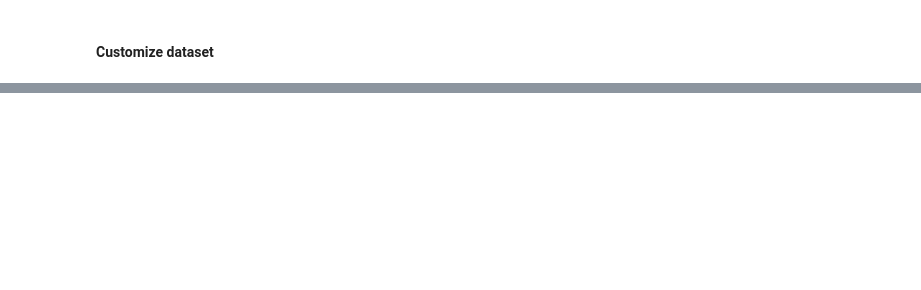
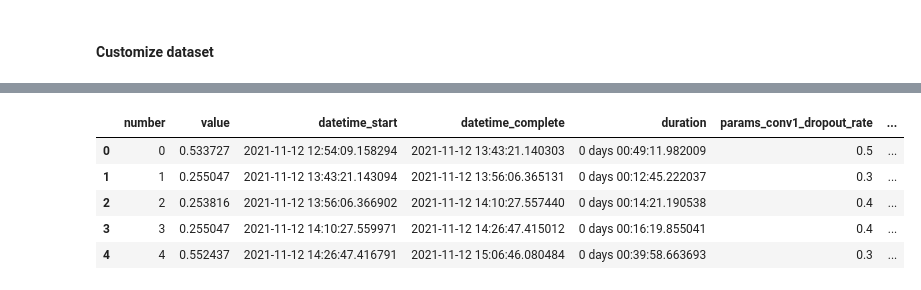
Before and after one commit to shengyenlin/Machine-Learning-EEML-2021-Fall, a Jupyter notebook: HW3/HW3_kept.ipynb, the cells around one changed output, grey strips where cells are left out. Saved outputs shown, nothing was run; the diff lists cells and outputs as text; code cells hidden in the pictures; blank space fills up the shorter version.

```diff
--- a/HW3/HW3_kept.ipynb
+++ b/HW3/HW3_kept.ipynb
@@ -53,0 +453,8 @@ class TestingDataset(Dataset):
+# %%
+study = optuna.create_study(direction='maximize')
+study.optimize(objective, n_trials=5)
+
+trial = study.best_trial
+
+print('Accuracy: {}'.format(trial.value))
+print("Best hyperparameters: {}".format(trial.params))
@@ -53,0 +560,10 @@ class TestingDataset(Dataset):
+# %%
+df = study.trials_dataframe()
+df
+# %% [output]
+|  | number | value | datetime_start | datetime_complete | duration | params_conv1_dropout_rate | ... |
+| 0 | 0 | 0.533727 | 2021-11-12 12:54:09.158294 | 2021-11-12 13:43:21.140303 | 0 days 00:49:11.982009 | 0.5 | ... |
+| 1 | 1 | 0.255047 | 2021-11-12 13:43:21.143094 | 2021-11-12 13:56:06.365131 | 0 days 00:12:45.222037 | 0.3 | ... |
+| 2 | 2 | 0.253816 | 2021-11-12 13:56:06.366902 | 2021-11-12 14:10:27.557440 | 0 days 00:14:21.190538 | 0.4 | ... |
+| 3 | 3 | 0.255047 | 2021-11-12 14:10:27.559971 | 2021-11-12 14:26:47.415012 | 0 days 00:16:19.855041 | 0.4 | ... |
+| 4 | 4 | 0.552437 | 2021-11-12 14:26:47.416791 | 2021-11-12 15:06:46.080484 | 0 days 00:39:58.663693 | 0.3 | ... |
```
Also changed, not shown: parts of 40 cells of this notebook, 8 other files.
